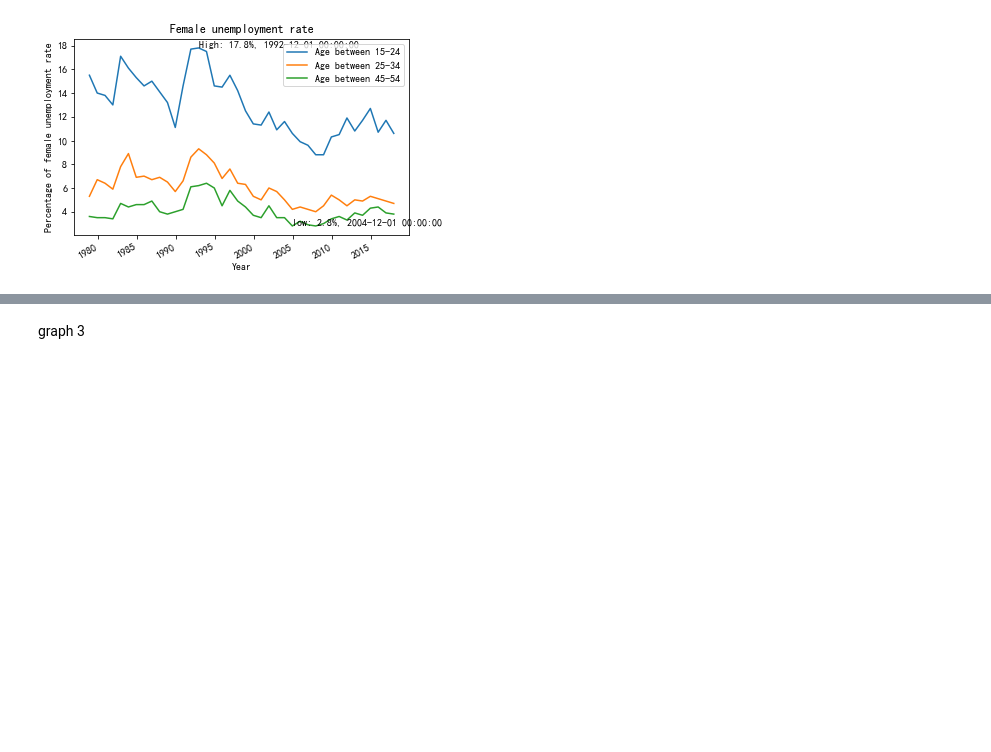
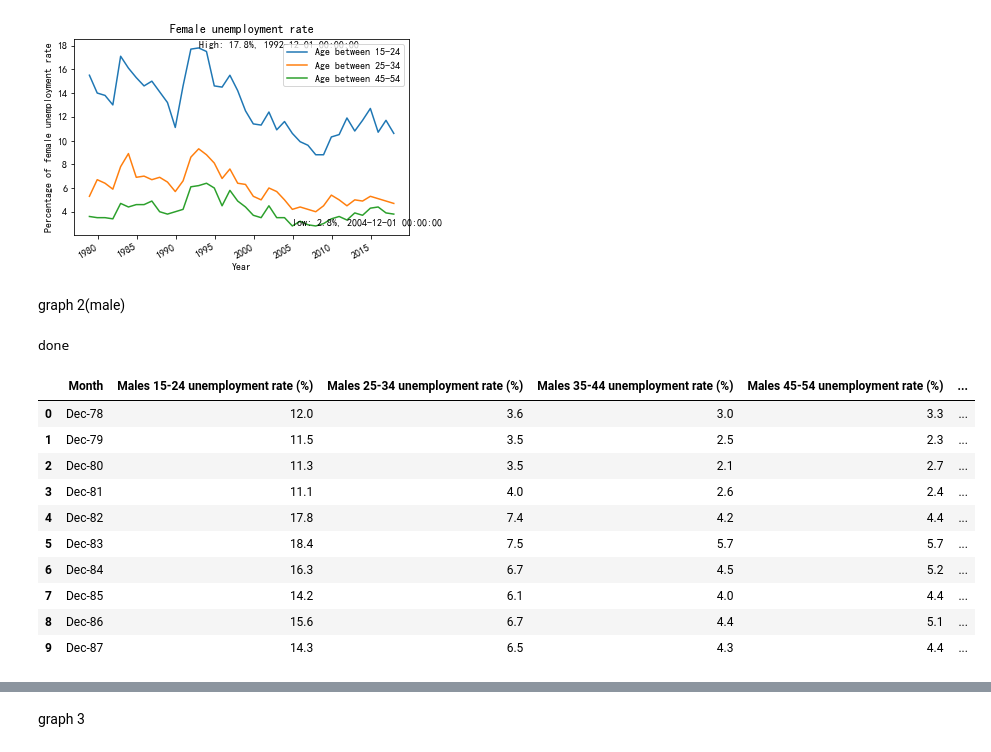
Before and after one commit to JIngzhiKao/data_project, a Jupyter notebook: final presentation.ipynb, the cells around one changed output, grey strips where cells are left out. Drawn from its saved outputs; the diff is of its cells as text; code cells hidden in the pictures; blank space fills up the shorter version.

```diff
--- a/final presentation.ipynb
+++ b/final presentation.ipynb
@@ -188,3 +203,28 @@ plt.legend(loc='upper right')
 plt.show()
 # %% [output]
 [figure]
+# %% [markdown]
+graph 2(male)
+# %%
+
+
+filepath = ("1978-2017-australiansdg-indicator-8-5-2a-males.csv")
+
+males = pd.read_csv(filepath)
+print("done")
+# %% [output]
+done
+# %%
+males.head(10)
+# %% [output]
+|  | Month | Males 15-24 unemployment rate (%) | Males 25-34 unemployment rate (%) | Males 35-44 unemployment rate (%) | Males 45-54 unemployment rate (%) | ... |
+| 0 | Dec-78 | 12.0 | 3.6 | 3.0 | 3.3 | ... |
+| 1 | Dec-79 | 11.5 | 3.5 | 2.5 | 2.3 | ... |
+| 2 | Dec-80 | 11.3 | 3.5 | 2.1 | 2.7 | ... |
+| 3 | Dec-81 | 11.1 | 4.0 | 2.6 | 2.4 | ... |
+| 4 | Dec-82 | 17.8 | 7.4 | 4.2 | 4.4 | ... |
+| 5 | Dec-83 | 18.4 | 7.5 | 5.7 | 5.7 | ... |
+| 6 | Dec-84 | 16.3 | 6.7 | 4.5 | 5.2 | ... |
+| 7 | Dec-85 | 14.2 | 6.1 | 4.0 | 4.4 | ... |
+| 8 | Dec-86 | 15.6 | 6.7 | 4.4 | 5.1 | ... |
+| 9 | Dec-87 | 14.3 | 6.5 | 4.3 | 4.4 | ... |
```
Also changed, not shown: parts of 7 cells of this notebook, 1 other file.
